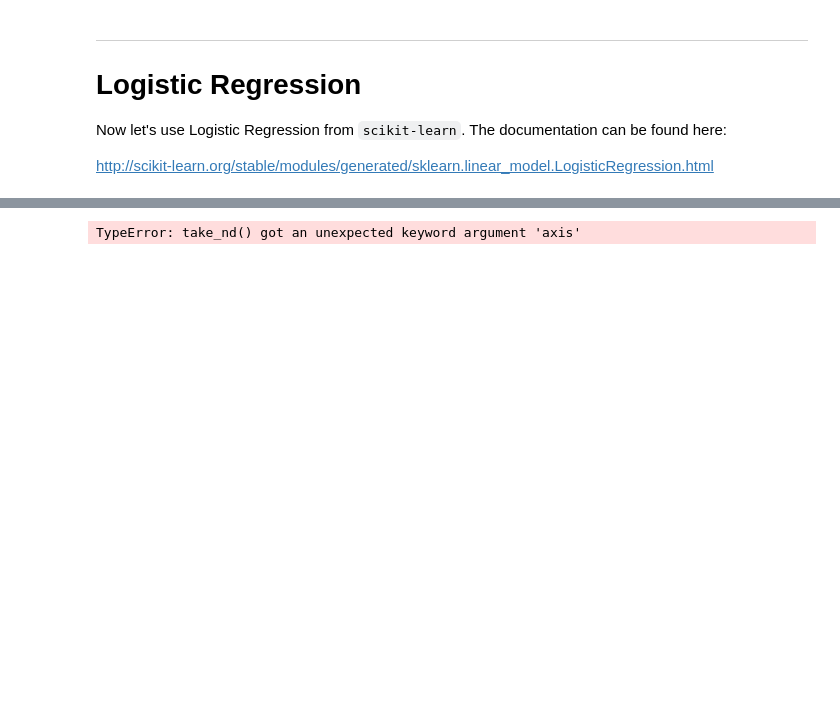
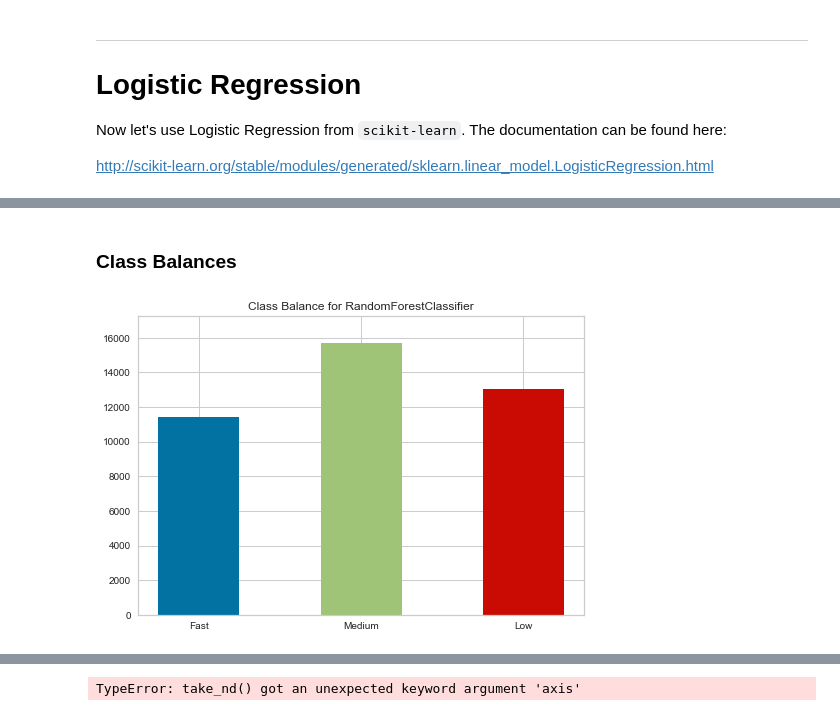
Before and after one commit to chaoshunh/MSDS7331-Data-Mining, a Jupyter notebook: MSDS_DATAMINING_MINIPROJECT_26_SEP.ipynb, the cells around one changed output, grey strips where cells are left out. Saved outputs shown, nothing was run; the diff lists cells and outputs as text; code cells hidden in the pictures; blank space fills up the shorter version.

```diff
--- a/MSDS_DATAMINING_MINIPROJECT_26_SEP.ipynb
+++ b/MSDS_DATAMINING_MINIPROJECT_26_SEP.ipynb
@@ -98,7 +143,7 @@ incident = incident[(incident['Victim_Age']>=0) & (incident['Victim_Age']<=90)]
 incident = incident[incident['Victim_Race']!="Unknown"]
 incident = incident[incident['Victim_Type']!="Unknown"]
 incident= incident[incident.Number_of_offense != "RP"]
-incident.loc[:,'Social_crime_score'] = incident['Hate_Crime']+incident['Gang_Related_Offense']+incident['Drug_Related']
+incident.loc[:,'Social_crime_score'] = incident['Hate_Crime']+incident['Gang_Related_Offense']+incident['Drug_Related']+incident['Weapon_Used_Fact']
 incident = incident[incident['Victim_Gender']!="U"]
 incident.loc[:,'IsMale'] = incident.Victim_Gender=='M'
 incident.IsMale = incident.IsMale.astype(np.int)
@@ -107,10 +152,14 @@ incident.loc[:,'Number_of_offense']= incident.Number_of_offense.astype(np.int)
 incident.loc[:,'Victim_Age'] = incident['Victim_Age'].astype(np.int)
 
 incident.loc[:,'Response_time'] = incident['Response_time'].fillna(incident['Response_time'].mean()).astype(np.int)
-incident.loc[:,'Responsetime_cat'] = pd.cut(incident.Response_time,[0,15,30,60,97],4,labels=[0,1,2,3])
+# 0 - fast, 1 - middium, 2 - low
+incident.loc[:,'Responsetime_cat'] = pd.cut(incident.Response_time,[0,11,25,999],3,labels=[0,1,2])
 
 # incident= incident[incident['Responsetime_cat']!=np.nan]
 
 incident['UCR_Offense_Name'] = pd.Categorical(incident['UCR_Offense_Name']).codes
 incident['Day1_of_the_Week'] = pd.Categorical(incident['Day1_of_the_Week']).codes
 incident['Division'] = pd.Categorical(incident['Division']).codes
+# %%
+incident['Degree']=incident['RMS_Code'].astype(str).str[:2]
+incident['Degree_Fact'] = pd.Categorical(incident['Degree']).codes
@@ -127,9 +225,11 @@ The data is splitted to response variable (response_category_classification) whi
 
 The main dataset is splitted into training and test dataset by 80/20 split method.
 # %%
-inci_imp = incident[['Watch', 'Day1_of_the_Week', 'Victim_Age',  'UCR_Offense_Name','Number_of_offense',
+inci_imp = incident[['Day1_of_the_Week',  'Division',
 #                      'Response_time',
-                     'Responsetime_cat','Arrest_status','Social_crime_score', 'IsMale']].dropna()
+                     'Responsetime_cat','Arrest_status','Social_crime_score', 'IsMale','Call_Received_Hour',
+                    'UCR_Offense_Name',
+                    ]].dropna()
 # %%
 inci_imp.isnull().sum()
 # %% [output]
@@ -156,10 +255,10 @@ Index(['Watch', 'Day1_of_the_Week', 'Victim_Age', 'UCR_Offense_Name',
 from sklearn.model_selection import ShuffleSplit
 
 # we want to predict the X and y data as follows:
-if 'Responsetime_cat' in inci_imp:
-    y = inci_imp['Responsetime_cat'].values # get the labels we want
-    del inci_imp['Responsetime_cat'] # get rid of the class label
-    X = inci_imp.values # use everything else to predict!
+#if 'UCR_Offense_Name' in inci_imp:
+y = inci_imp['Responsetime_cat'].values # get the labels we want
+del inci_imp['Responsetime_cat'] # get rid of the class label
+X = inci_imp.values # use everything else to predict!
 
     ## X and y are now numpy matrices, by calling 'values' on the pandas data frames we
     #    have converted them into simple matrices to use with scikit learn
@@ -272,3 +362,29 @@ confusion matrix
+# %% [markdown]
+### Class Balances
+# %%
+from sklearn.ensemble import RandomForestClassifier
+
+from yellowbrick.classifier import ClassBalance
+
+
+# Specify the features of interest and the classes of the target
+features = ['Day1_of_the_Week',  'Division',
+#                      'Response_time',
+                     'Arrest_status','Social_crime_score', 'IsMale','Call_Received_Hour',
+                    'UCR_Offense_Name',
+                    ]
+classes = ["Fast", "Medium","Low"]
+
+
+# Instantiate the classification model and visualizer
+forest = RandomForestClassifier()
+visualizer = ClassBalance(forest, classes=classes)
+
+visualizer.fit(X_train, y_train)  # Fit the training data to the visualizer
+visualizer.score(X_test, y_test)  # Evaluate the model on the test data
+g = visualizer.poof()             # Draw/show/poof the data
+# %% [output]
+[figure, added]
 # %%
 # this does the exact same thing as the above block of code, but with shorter syntax
 
```
Also changed, not shown: parts of 19 cells of this notebook.
